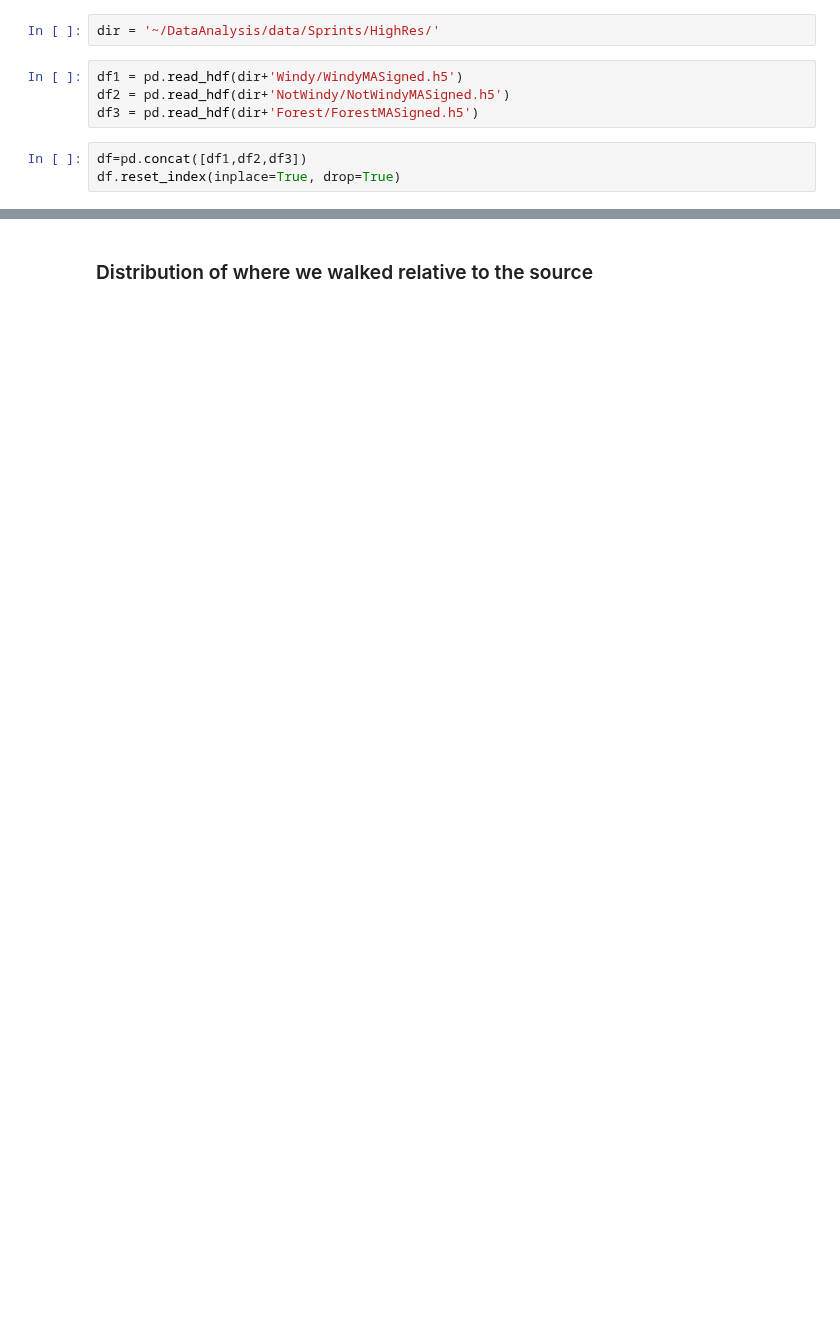
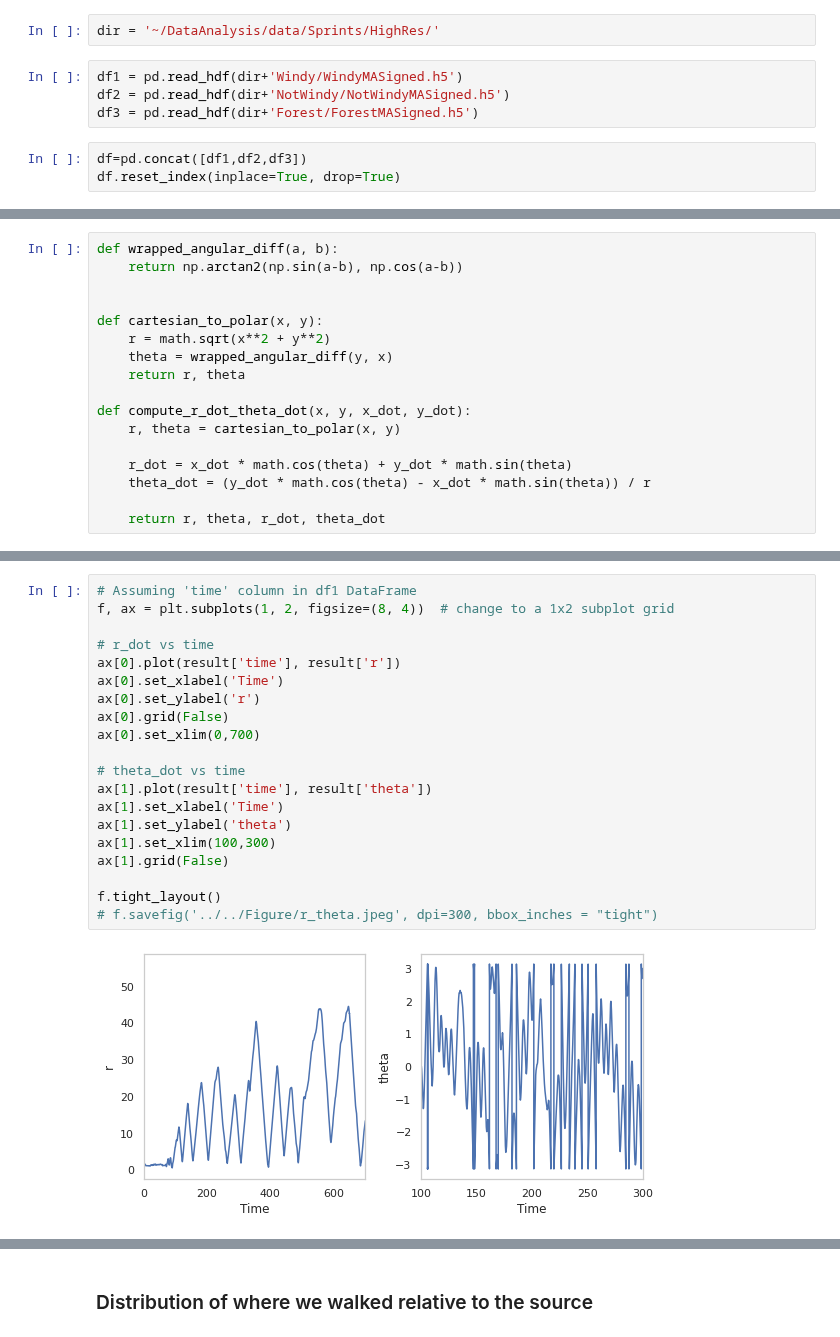
Before and after one commit to arunavanag591/odor_analysis, a Jupyter notebook: data_exploration/dataTrajectoryAnalysis.ipynb, the cells around one changed output, grey strips where cells are left out. Drawn from its saved outputs; the diff is of its cells as text; blank space fills up the shorter version.

Commit message:
added motion figures

```diff
--- a/data_exploration/dataTrajectoryAnalysis.ipynb
+++ b/data_exploration/dataTrajectoryAnalysis.ipynb
@@ -175,0 +54,17 @@ figurefirst.mpl_functions.set_fontsize(f, 15)
+# %%
+def wrapped_angular_diff(a, b):
+    return np.arctan2(np.sin(a-b), np.cos(a-b))
+
+
+def cartesian_to_polar(x, y):
+    r = math.sqrt(x**2 + y**2)
+    theta = wrapped_angular_diff(y, x)
+    return r, theta
+
+def compute_r_dot_theta_dot(x, y, x_dot, y_dot):
+    r, theta = cartesian_to_polar(x, y)
+
+    r_dot = x_dot * math.cos(theta) + y_dot * math.sin(theta)
+    theta_dot = (y_dot * math.cos(theta) - x_dot * math.sin(theta)) / r
+
+    return r, theta, r_dot, theta_dot
@@ -175,0 +127,22 @@ figurefirst.mpl_functions.set_fontsize(f, 15)
+# %%
+# Assuming 'time' column in df1 DataFrame
+f, ax = plt.subplots(1, 2, figsize=(8, 4))  # change to a 1x2 subplot grid
+
+# r_dot vs time
+ax[0].plot(result['time'], result['r'])
+ax[0].set_xlabel('Time')
+ax[0].set_ylabel('r')
+ax[0].grid(False)
+ax[0].set_xlim(0,700)
+
+# theta_dot vs time
+ax[1].plot(result['time'], result['theta'])
+ax[1].set_xlabel('Time')
+ax[1].set_ylabel('theta')
+ax[1].set_xlim(100,300)
+ax[1].grid(False)
+
+f.tight_layout()
+# f.savefig('../../Figure/r_theta.jpeg', dpi=300, bbox_inches = "tight")
+# %% [output]
+[figure, added]
```
Also changed, not shown: parts of 23 cells of this notebook, 10 other files.
